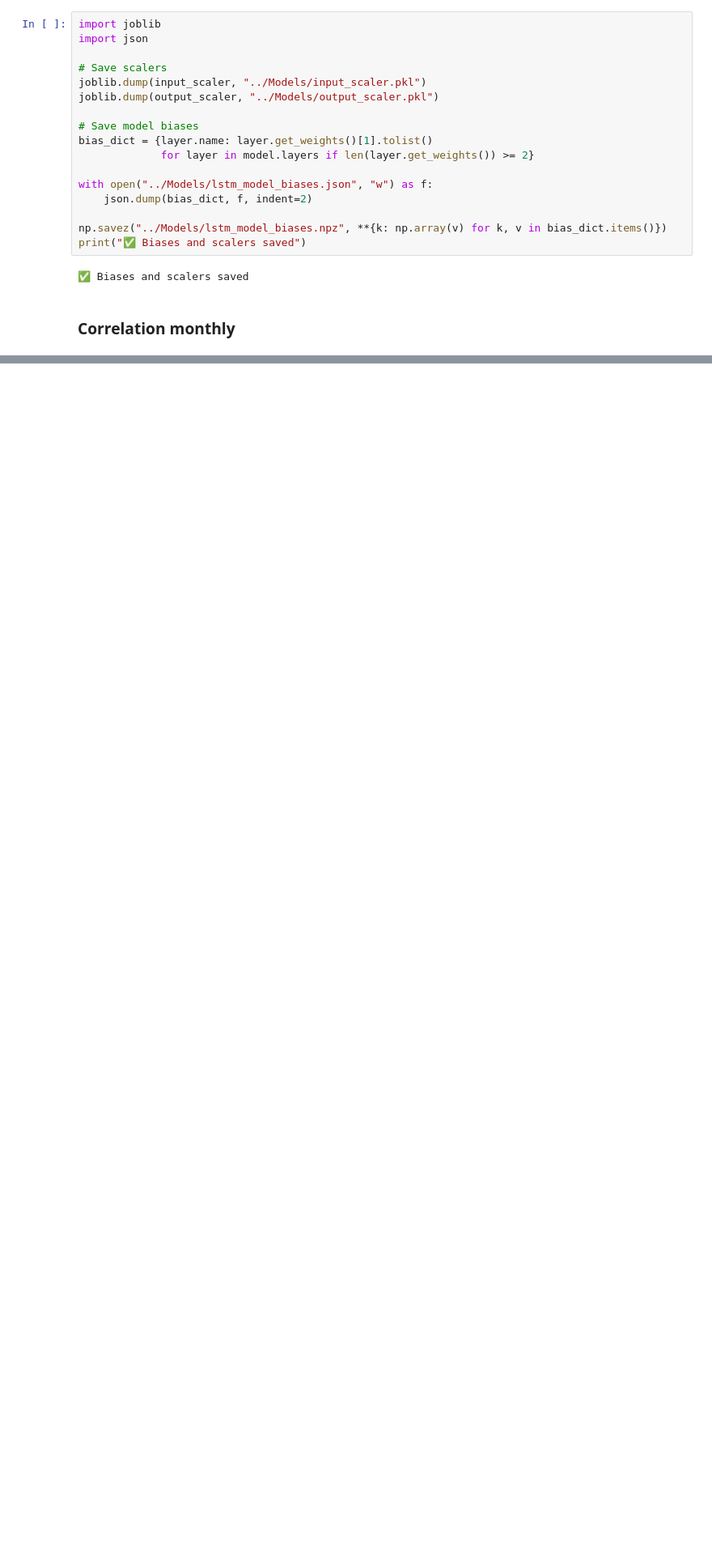
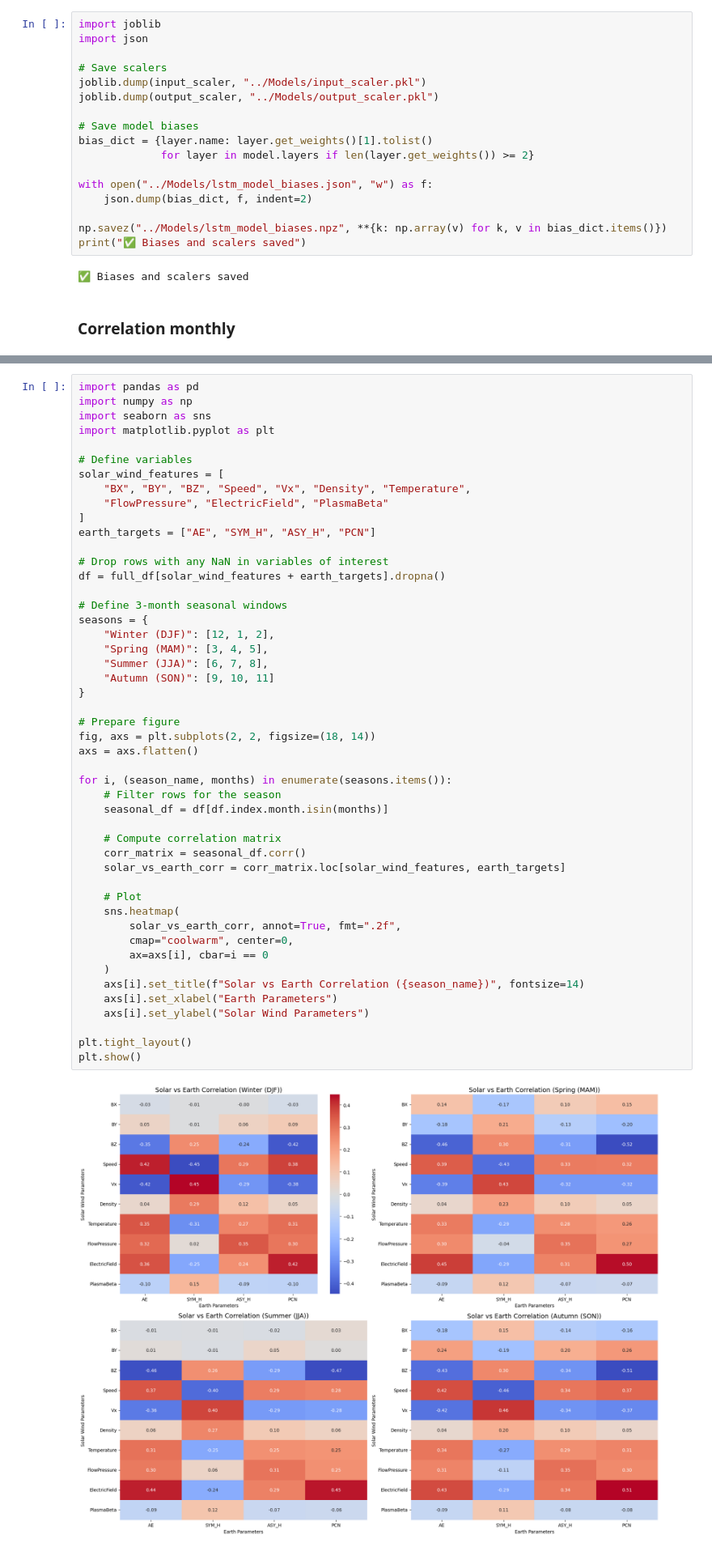
Before and after one commit to shivangichaudhary/Space-Weather-Event-Analysis, a Jupyter notebook: Notebooks/omni2.ipynb, the cells around one changed output, grey strips where cells are left out. Shown at 81% size. Drawn from its saved outputs; the diff is of its cells as text; blank space fills up the shorter version.

```diff
--- a/Notebooks/omni2.ipynb
+++ b/Notebooks/omni2.ipynb
@@ -743,0 +746,50 @@ plt.show()
+# %%
+import pandas as pd
+import numpy as np
+import seaborn as sns
+import matplotlib.pyplot as plt
+
+# Define variables
+solar_wind_features = [
+    "BX", "BY", "BZ", "Speed", "Vx", "Density", "Temperature",
+    "FlowPressure", "ElectricField", "PlasmaBeta"
+]
+earth_targets = ["AE", "SYM_H", "ASY_H", "PCN"]
+
+# Drop rows with any NaN in variables of interest
+df = full_df[solar_wind_features + earth_targets].dropna()
+
+# Define 3-month seasonal windows
+seasons = {
+    "Winter (DJF)": [12, 1, 2],
+    "Spring (MAM)": [3, 4, 5],
+    "Summer (JJA)": [6, 7, 8],
+    "Autumn (SON)": [9, 10, 11]
+}
+
+# Prepare figure
+fig, axs = plt.subplots(2, 2, figsize=(18, 14))
+axs = axs.flatten()
+
+for i, (season_name, months) in enumerate(seasons.items()):
+    # Filter rows for the season
+    seasonal_df = df[df.index.month.isin(months)]
+
+    # Compute correlation matrix
+    corr_matrix = seasonal_df.corr()
+    solar_vs_earth_corr = corr_matrix.loc[solar_wind_features, earth_targets]
+
+    # Plot
+    sns.heatmap(
+        solar_vs_earth_corr, annot=True, fmt=".2f",
+        cmap="coolwarm", center=0,
+        ax=axs[i], cbar=i == 0
+    )
+    axs[i].set_title(f"Solar vs Earth Correlation ({season_name})", fontsize=14)
+    axs[i].set_xlabel("Earth Parameters")
+    axs[i].set_ylabel("Solar Wind Parameters")
+
+plt.tight_layout()
+plt.show()
+# %% [output]
+[figure, added]
```
Also changed, not shown: parts of 4 cells of this notebook, 4 other files.
